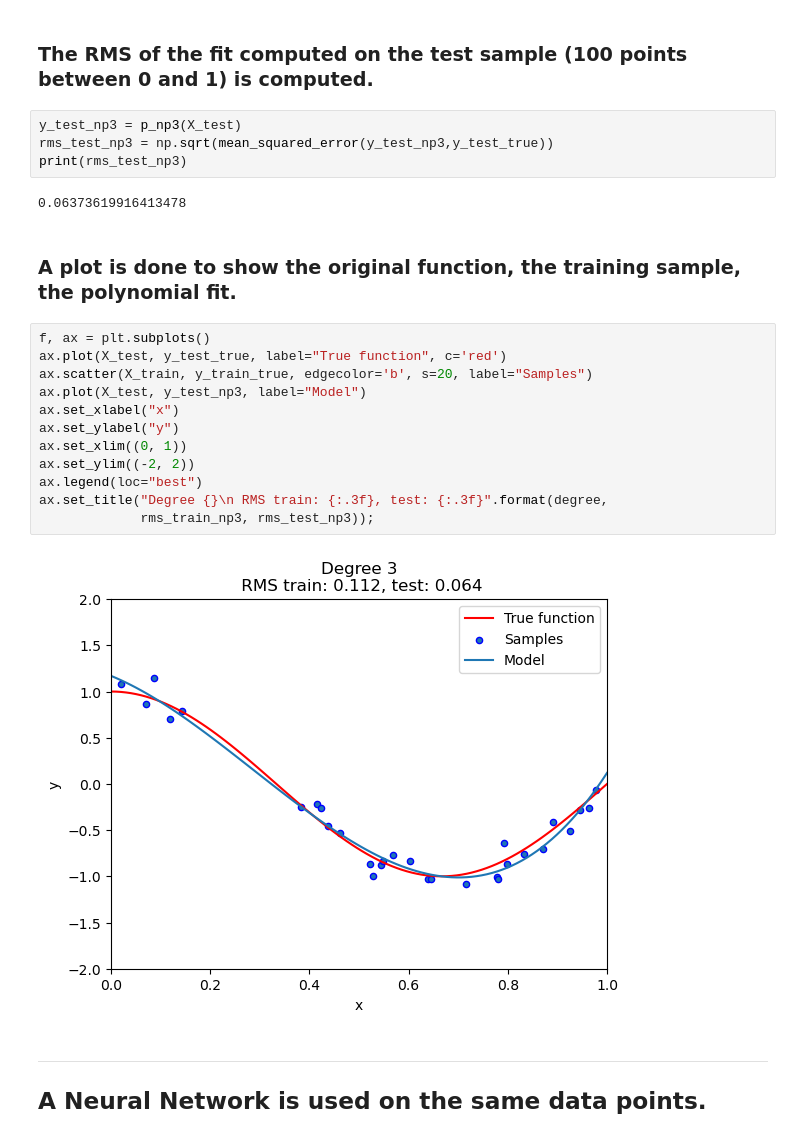
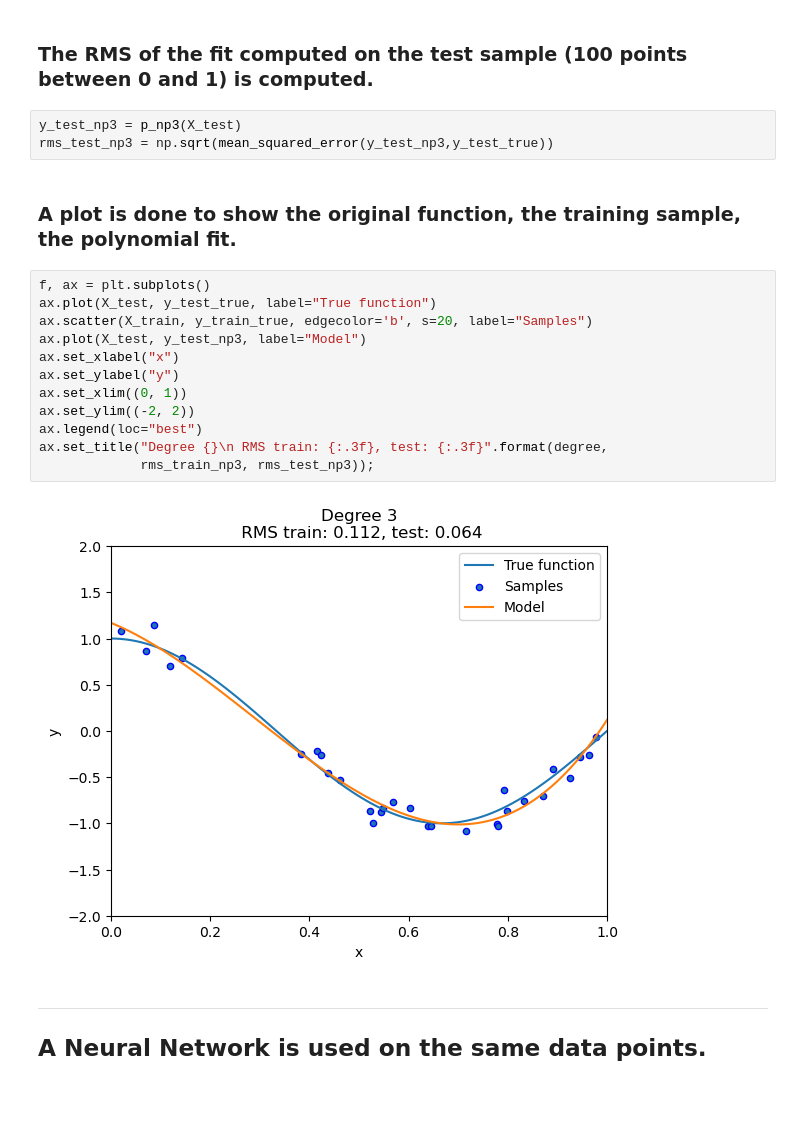
Before and after one commit to Morisset/Python-lectures-Notebooks, a Jupyter notebook: Lecture_Notebooks/ANN.ipynb, the cells around one changed output. Drawn from its saved outputs; the diff is of its cells as text; blank space fills up the shorter version.

```diff
--- a/Lecture_Notebooks/ANN.ipynb
+++ b/Lecture_Notebooks/ANN.ipynb
@@ -88,25 +93,22 @@ print(rms_train_np3)
 # %%
 y_test_np3 = p_np3(X_test)
 rms_test_np3 = np.sqrt(mean_squared_error(y_test_np3,y_test_true))
-print(rms_test_np3)
-# %% [output]
-0.06373619916413478
 # %% [markdown]
 ### A plot is done to show the original function, the training sample, the polynomial fit.
 # %%
 f, ax = plt.subplots()
-ax.plot(X_test, y_test_true, label="True function", c='red')
+ax.plot(X_test, y_test_true, label="True function")
 ax.scatter(X_train, y_train_true, edgecolor='b', s=20, label="Samples")
 ax.plot(X_test, y_test_np3, label="Model")
 ax.set_xlabel("x")
 ax.set_ylabel("y")
 ax.set_xlim((0, 1))
 ax.set_ylim((-2, 2))
 ax.legend(loc="best")
 ax.set_title("Degree {}\n RMS train: {:.3f}, test: {:.3f}".format(degree,
              rms_train_np3, rms_test_np3));
 # %% [output]
-[figure, old version]
+[figure, new version]
 # %% [markdown]
 ***
 ## A Neural Network is used on the same data points.
```
Also changed, not shown: parts of 38 cells of this notebook.
